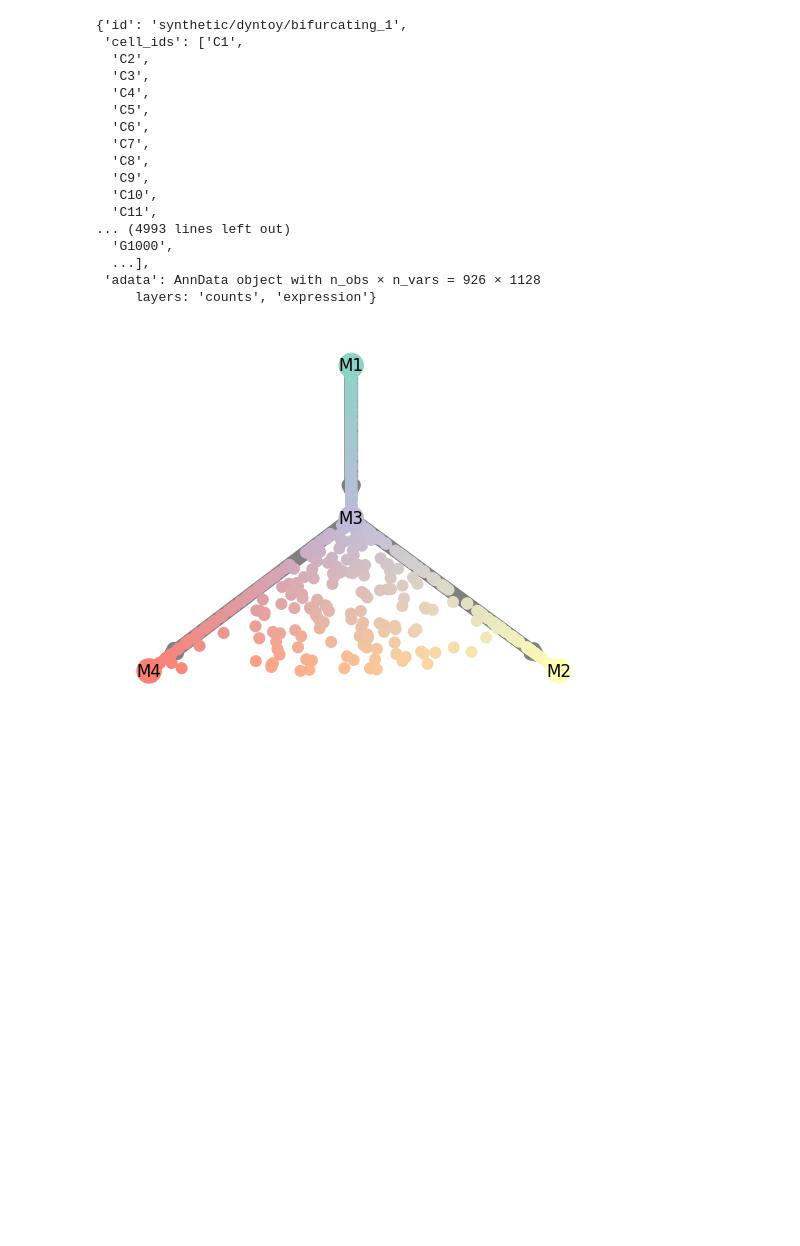
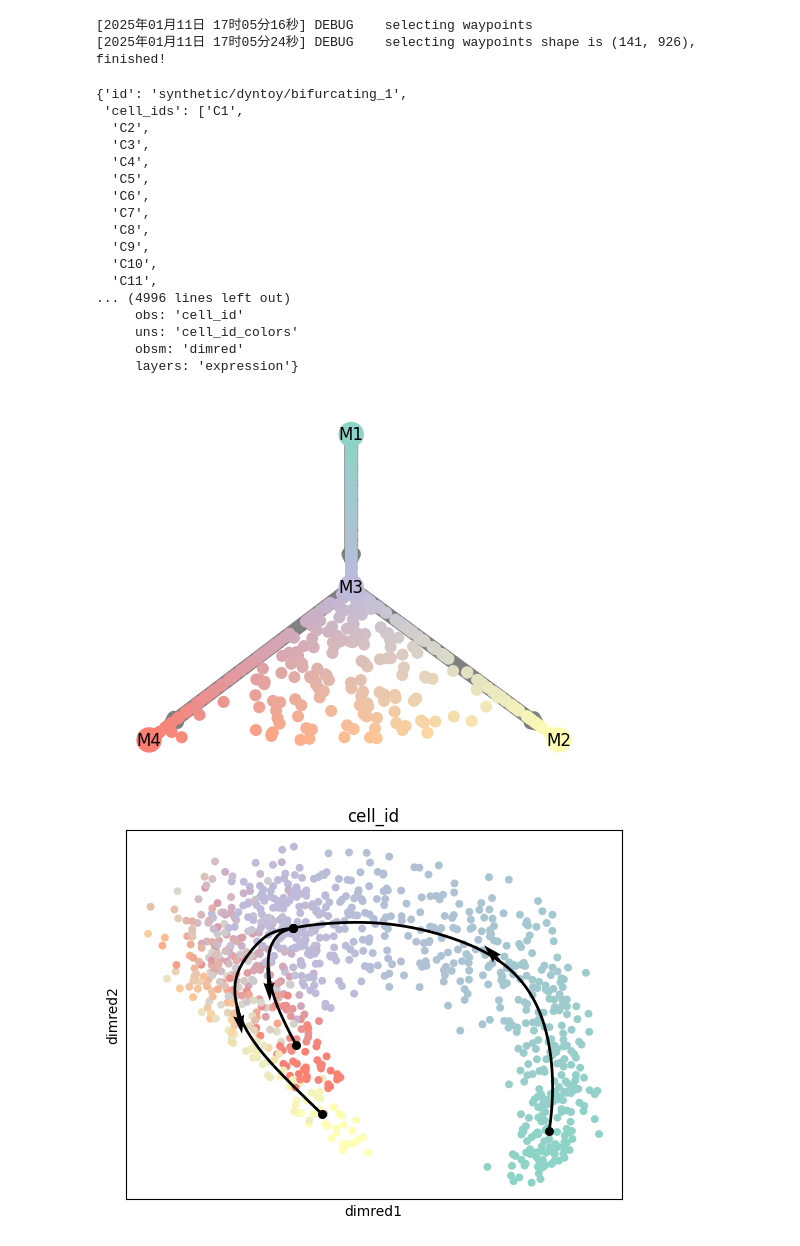
Before and after one commit to HuangDDU/PyDynverse, a Jupyter notebook: notebook/benchmark_dyntoy_bifurcating_1.ipynb, the cells around one changed output. Saved outputs shown, nothing was run; the diff lists cells and outputs as text; code cells hidden in the pictures; blank space fills up the shorter version.

Commit message:
调整模拟数据集,plot_dimred完善

```diff
--- a/notebook/benchmark_dyntoy_bifurcating_1.ipynb
+++ b/notebook/benchmark_dyntoy_bifurcating_1.ipynb
@@ -6,27 +15,29 @@ logger.setLevel("DEBUG")
 # %%
 # 1. 准备数据(wrap)
-dataset = pdv.data.load_simulation_data()
+dataset = pdv.data.load_simulation_data(data_filename="synthetic/dyntoy/bifurcating_1.rds")
 # 直接可视化轨迹
+pdv.plot.plot_graph(dataset)
+pdv.plot.plot_dimred(dataset)
 dataset
 # %% [output]
-{'id': 'synthetic/dyntoy/bifurcating_1',
- 'cell_ids': ['C1',
-  'C2',
-  'C3',
-  'C4',
-  'C5',
-  'C6',
-  'C7',
-  'C8',
-  'C9',
-  'C10',
-  'C11',
-... (4993 lines left out)
-  'G1000',
-  ...],
- 'adata': AnnData object with n_obs × n_vars = 926 × 1128
-     layers: 'counts', 'expression'}
+[2025年01月11日 17时05分16秒] DEBUG    selecting waypoints
+[2025年01月11日 17时05分24秒] DEBUG    selecting waypoints shape is (141, 926), finished!
+{'id': 'synthetic/dyntoy/bifurcating_1',
+ 'cell_ids': ['C1',
+  'C2',
+  'C3',
+  'C4',
+  'C5',
+  'C6',
+  'C7',
+  'C8',
+  'C9',
+  'C10',
+  'C11',
+... (4996 lines left out)
+     obs: 'cell_id'
+     uns: 'cell_id_colors'
+     obsm: 'dimred'
+     layers: 'expression'}
+[figure, added]
+[figure, added]
-# %%
-pdv.plot.plot_graph(dataset)
-# %% [output]
-[figure, removed]
```
Also changed, not shown: parts of 6 cells of this notebook, 14 other files.
